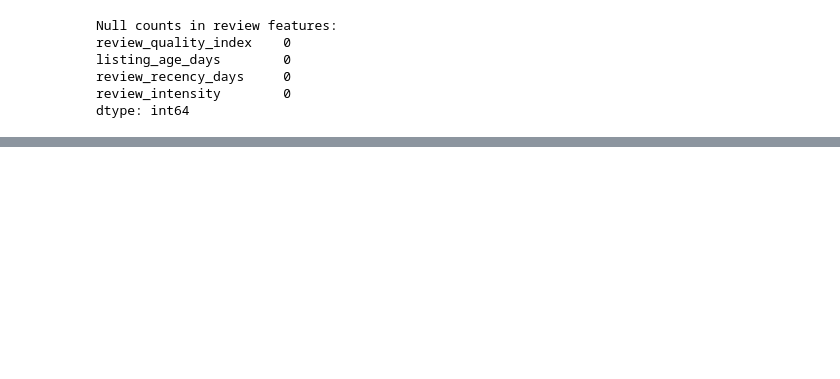
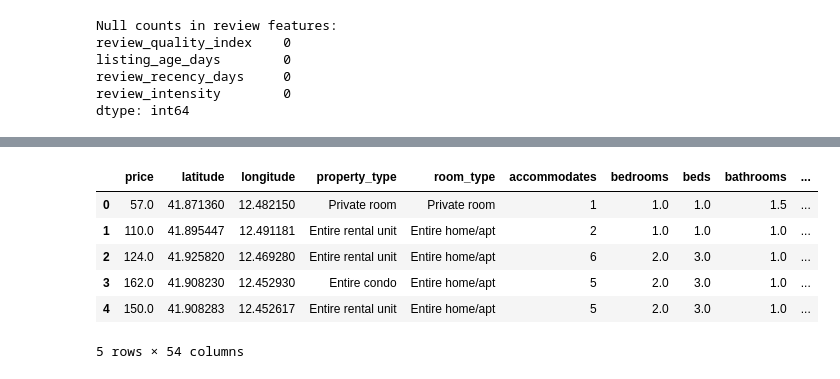
Before and after one commit to aantoo-cr/airbnb-rome-analysis, a Jupyter notebook: notebooks/02_listings_cleaning.ipynb, the cells around one changed output, grey strips where cells are left out. Cells and saved outputs as stored; diff of their text form; code cells hidden in the pictures; blank space fills up the shorter version.

```diff
--- a/notebooks/02_listings_cleaning.ipynb
+++ b/notebooks/02_listings_cleaning.ipynb
@@ -861,0 +875,2 @@ selected.head()
+# %%
+selected['availability_rate_365'] = selected['availability_365'] / 365
@@ -861,0 +882,2 @@ selected.head()
+# %%
+selected['demand_proxy'] = selected['occupancy_rate'] + (1 - selected['availability_rate_365'])
@@ -861,0 +906,10 @@ selected.head()
+# %%
+selected.head()
+# %% [output]
+|  | price | latitude | longitude | property_type | room_type | accommodates | bedrooms | beds | bathrooms | ... |
+| 0 | 57.0 | 41.871360 | 12.482150 | Private room | Private room | 1 | 1.0 | 1.0 | 1.5 | ... |
+| 1 | 110.0 | 41.895447 | 12.491181 | Entire rental unit | Entire home/apt | 2 | 1.0 | 1.0 | 1.0 | ... |
+| 2 | 124.0 | 41.925820 | 12.469280 | Entire rental unit | Entire home/apt | 6 | 2.0 | 3.0 | 1.0 | ... |
+| 3 | 162.0 | 41.908230 | 12.452930 | Entire condo | Entire home/apt | 5 | 2.0 | 3.0 | 1.0 | ... |
+| 4 | 150.0 | 41.908283 | 12.452617 | Entire rental unit | Entire home/apt | 5 | 2.0 | 3.0 | 1.0 | ... |
+5 rows × 54 columns
```
Also changed, not shown: parts of 30 cells of this notebook, 1 other file.
